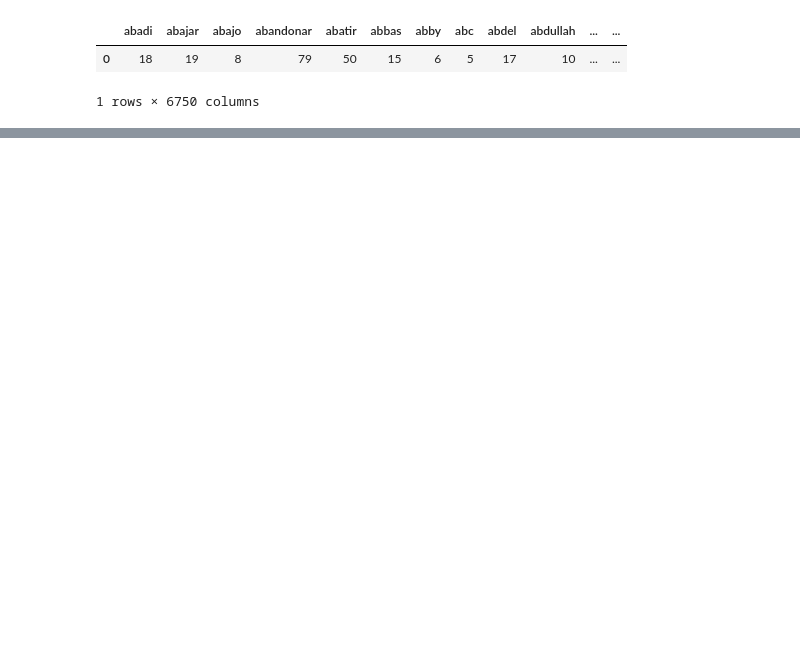
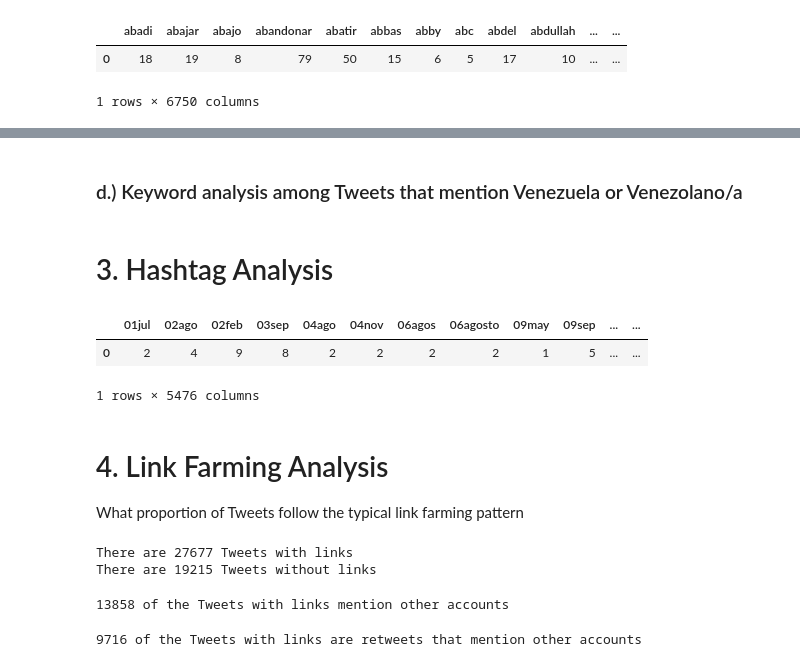
Before and after one commit to micaelamccall/disinformation-twitter, a Jupyter notebook: twitter-disinformation.ipynb, the cells around one changed output, grey strips where cells are left out. Cells and saved outputs as stored; diff of their text form; code cells hidden in the pictures; blank space fills up the shorter version.

```diff
--- a/twitter-disinformation.ipynb
+++ b/twitter-disinformation.ipynb
@@ -4,0 +72,9 @@ import os
+# %%
+import spacy
+from spacy_langdetect import LanguageDetector
+
+
+# Initialize spacy with the SPANISH model
+sp = spacy.load('es_core_news_sm')
+sp.add_pipe(LanguageDetector(), name = 'language_detector', last = True)
+eng = spacy.load('en_core_web_sm')
@@ -27,0 +230,2 @@ word_count_total_df
+# %% [markdown]
+### d.) Keyword analysis among Tweets that mention Venezuela or Venezolano/a
@@ -27,0 +235,62 @@ word_count_total_df
+# %% [markdown]
+# 3. Hashtag Analysis
+# %%
+# Remove parens and filter hashtags
+hashtags = []
+for hashtag in spanish_tweets.hashtags:
+    if type(hashtag) == float:
+        hashtags.append('None')
+    elif len(hashtag) < 3:
+        hashtags.append('None')
+    else:
+        hashtags.append(hashtag[1:-1])
+
+# Add filtered hashtags back to data frame
+spanish_tweets.hashtags = hashtags
+
+# Spanish hashtag count and save
+hashtag_vectorizer = CountVectorizer(encoding='utf-8-sig', analyzer='word', ngram_range=(1,1))
+hashtag_count_sm = hashtag_vectorizer.fit_transform(spanish_tweets['hashtags'])
+hashtags = hashtag_vectorizer.get_feature_names()
+hashtag_total = hashtag_count_sm.sum(axis = 0)
+hashtag_count_df = pd.DataFrame(hashtag_total, columns= hashtags)
+# %%
+hashtag_count_df
+# %% [output]
+|  | 01jul | 02ago | 02feb | 03sep | 04ago | 04nov | 06agos | 06agosto | 09may | 09sep | ... | ... |
+| 0 | 2 | 4 | 9 | 8 | 2 | 2 | 2 | 2 | 1 | 5 | ... | ... |
+1 rows × 5476 columns
+# %% [markdown]
+# 4. Link Farming Analysis
+
+What proportion of Tweets follow the typical link farming pattern
+# %%
+# Replace tweets without link with Null value
+spanish_tweets.urls = spanish_tweets.urls.replace({'[]': np.nan})
+
+
+tweets_with_link = 0
+tweets_wout_link = 0
+
+for url in spanish_tweets.urls:
+    if pd.isnull(url) == True:
+        tweets_with_link +=1
+    else:
+        tweets_wout_link += 1
+
+print("There are " + str(tweets_with_link) + " Tweets with links")
+print("There are " + str(tweets_wout_link) + " Tweets without links")
+# %% [output]
+There are 27677 Tweets with links
+There are 19215 Tweets without links
+# %%
+spanish_tweets_url  = spanish_tweets[pd.notnull(spanish_tweets.urls)]
+spanish_tweets_url_at = spanish_tweets_url[spanish_tweets_url.tweet_text.str.contains('@')]
+print(str(len(spanish_tweets_url_at)) + " of the Tweets with links mention other accounts")
+# %% [output]
+13858 of the Tweets with links mention other accounts
+# %%
+spanish_tweets_url_at_rt = spanish_tweets_url_at[spanish_tweets_url_at.tweet_text.str.startswith('RT')]
+print(str(len(spanish_tweets_url_at_rt)) + " of the Tweets with links are retweets that mention other accounts")
+# %% [output]
+9716 of the Tweets with links are retweets that mention other accounts
```
Also changed, not shown: parts of 22 cells of this notebook, 1 other file.
